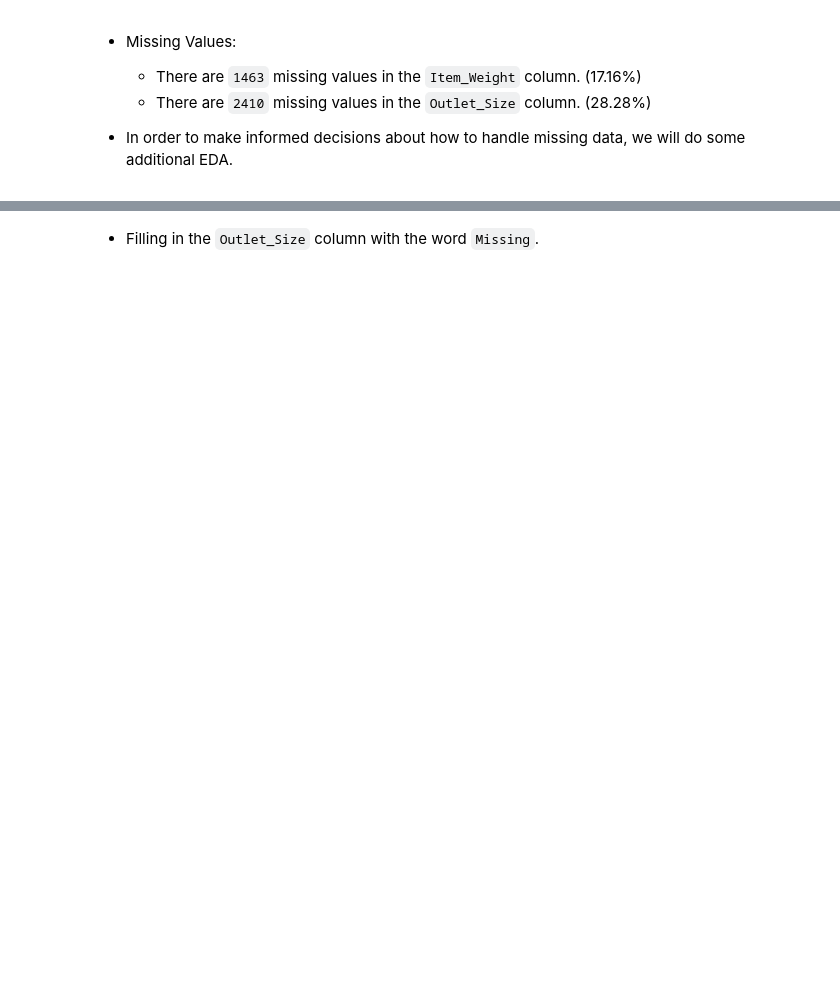
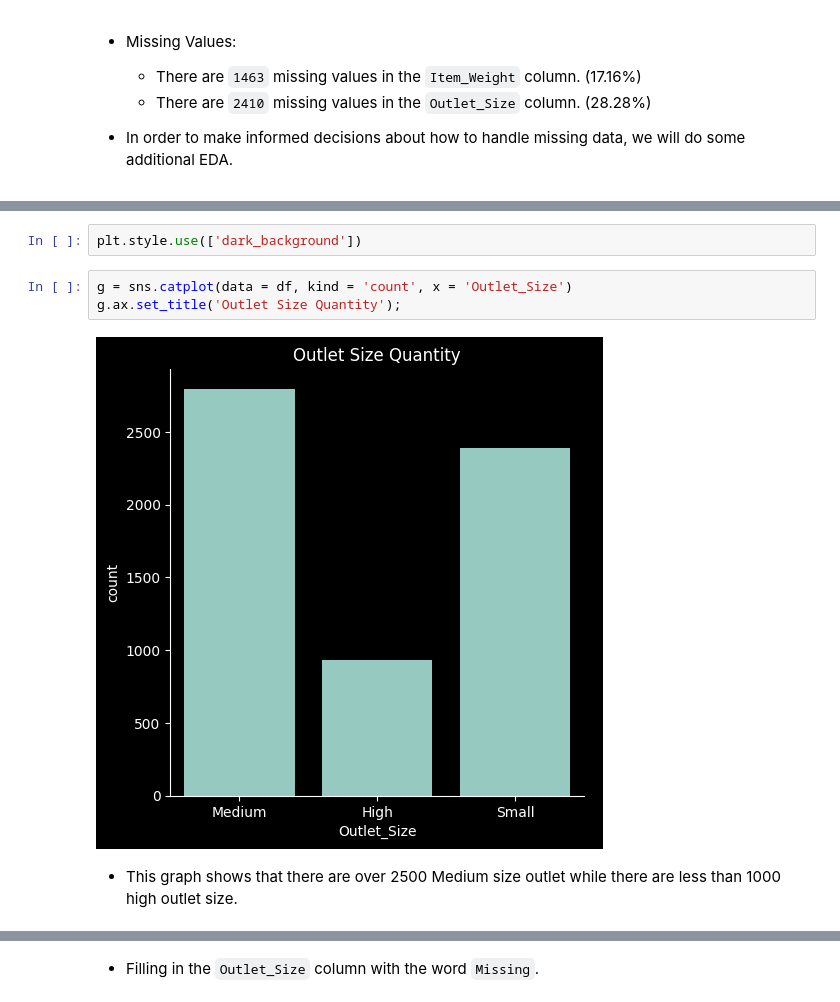
Before and after one commit to QustaB/Prediction_of_Production_Sales, a Jupyter notebook: Prediction_of_Production_Sales.ipynb, the cells around one changed output, grey strips where cells are left out. Saved outputs shown, nothing was run; the diff lists cells and outputs as text; blank space fills up the shorter version.

```diff
--- a/Prediction_of_Production_Sales.ipynb
+++ b/Prediction_of_Production_Sales.ipynb
@@ -142 +164,10 @@ msno.matrix(df)
+# %%
+plt.style.use(['dark_background'])
+# %%
+g = sns.catplot(data = df, kind = 'count', x = 'Outlet_Size')
+g.ax.set_title('Outlet Size Quantity');
+# %% [output]
+[figure, added]
+# %% [markdown]
+- This graph shows that there are over 2500 Medium size outlet while there are less than 1000 high outlet size.
 # %% [markdown]
```
Also changed, not shown: parts of 39 cells of this notebook.
